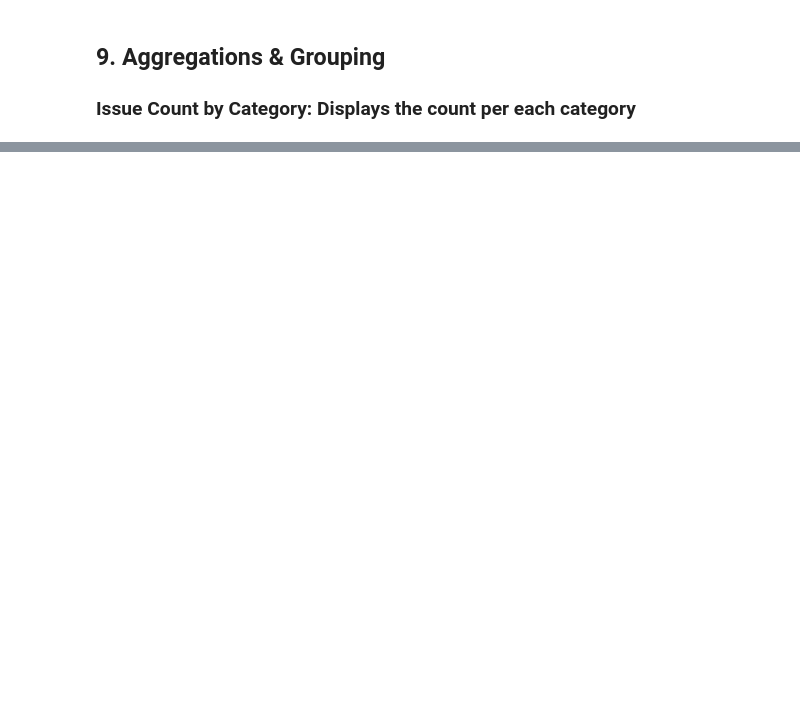
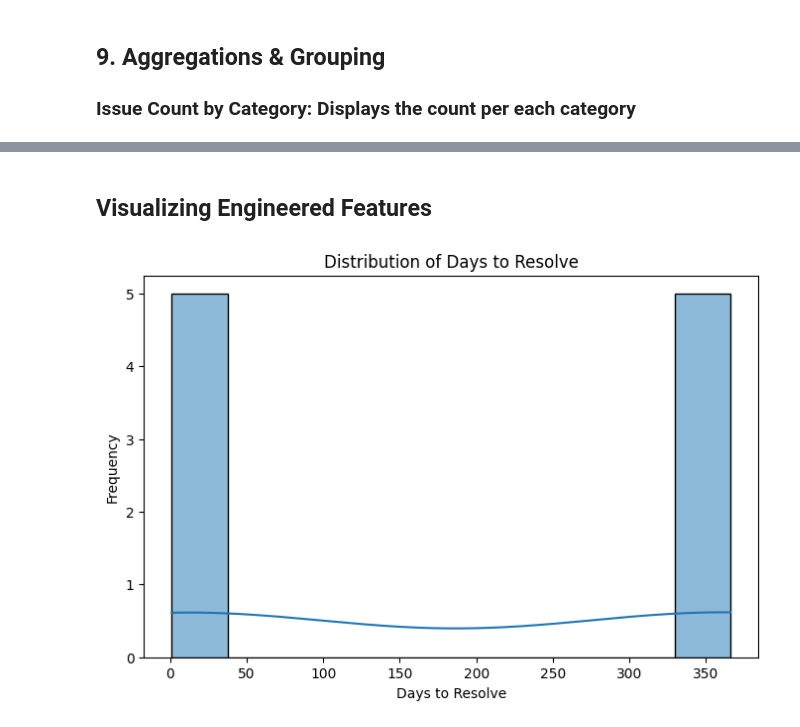
Before and after one commit to Kiruthikaa2512/datafun-05-sql-project, a Jupyter notebook: sql_eda_project.ipynb, the cells around one changed output, grey strips where cells are left out. Cells and saved outputs as stored; diff of their text form; code cells hidden in the pictures; blank space fills up the shorter version.

```diff
--- a/sql_eda_project.ipynb
+++ b/sql_eda_project.ipynb
@@ -436,0 +488,16 @@ Category counts:
+# %%
+# Make sure dates are parsed correctly
+df_issues['created_date'] = pd.to_datetime(df_issues['created_date'])
+df_analysis['resolution_date'] = pd.to_datetime(df_analysis['resolution_date'])
+
+# Merge to create a full view
+df_combined = pd.merge(df_issues, df_analysis, on="task_id", how="inner")
+
+# Create new features
+df_combined['days_to_resolve'] = (df_combined['resolution_date'] - df_combined['created_date']).dt.days
+df_combined['is_delayed'] = df_combined['days_to_resolve'] > 7
+df_combined['category_length'] = df_combined['category'].apply(len)
+df_combined['is_closed_quickly'] = (df_combined['status'] == 'Closed') & (df_combined['days_to_resolve'] <= 3)
+
+# Display engineered DataFrame
+display(df_combined.head())
@@ -436,0 +511,12 @@ Category counts:
+# %% [markdown]
+## Visualizing Engineered Features
+# %%
+import seaborn as sns
+plt.figure(figsize=(8, 5))
+sns.histplot(df_combined['days_to_resolve'], bins=10, kde=True)
+plt.title("Distribution of Days to Resolve")
+plt.xlabel("Days to Resolve")
+plt.ylabel("Frequency")
+plt.show()
+# %% [output]
+[figure, added]
```
Also changed, not shown: parts of 21 cells of this notebook.
